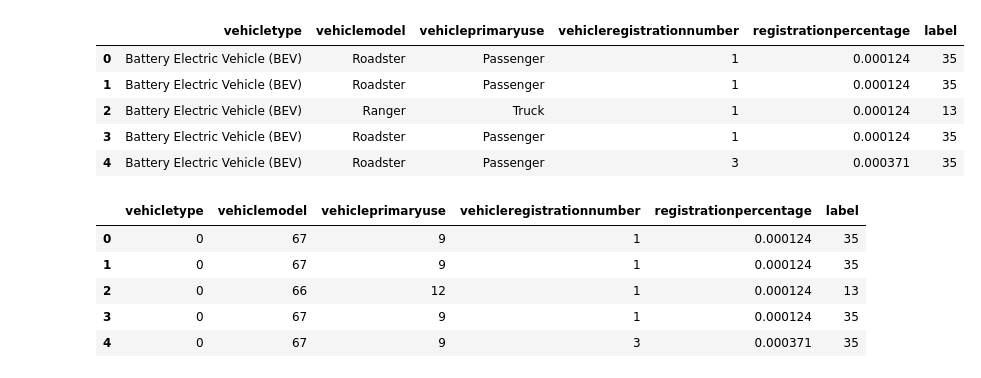
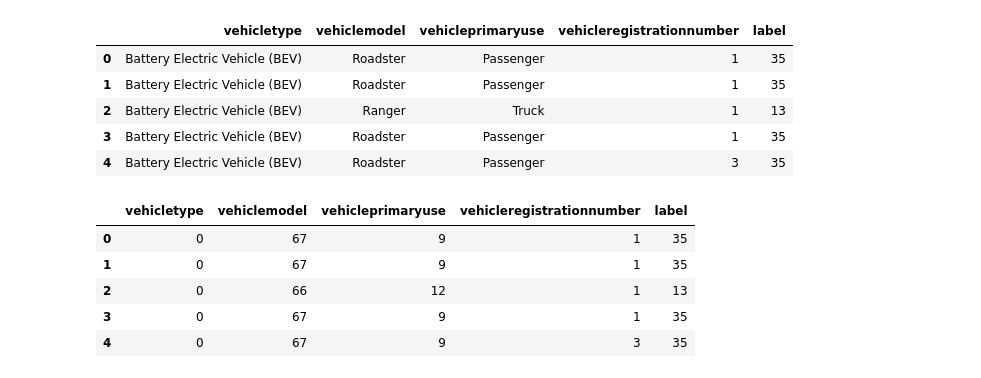
Before and after one commit to Erickype/BI-Electrict_Vehicle_Title_Resgistration_Activity, a Jupyter notebook: datasetProcessing/correlation/correlation.ipynb, the cells around one changed output. Cells and saved outputs as stored; diff of their text form; code cells hidden in the pictures.

```diff
--- a/datasetProcessing/correlation/correlation.ipynb
+++ b/datasetProcessing/correlation/correlation.ipynb
@@ -4,14 +4,15 @@ from sklearn.preprocessing import LabelEncoder
 # %%
 df = pd.read_csv("../balancedDataset.csv")
 df.drop("transactiondate", axis=1, inplace=True)
+df.drop("registrationpercentage", axis=1, inplace=True)
 df.head()
 # %% [output]
-|  | vehicletype | vehiclemodel | vehicleprimaryuse | vehicleregistrationnumber | registrationpercentage | label |
-| 0 | Battery Electric Vehicle (BEV) | Roadster | Passenger | 1 | 0.000124 | 35 |
-| 1 | Battery Electric Vehicle (BEV) | Roadster | Passenger | 1 | 0.000124 | 35 |
-| 2 | Battery Electric Vehicle (BEV) | Ranger | Truck | 1 | 0.000124 | 13 |
-| 3 | Battery Electric Vehicle (BEV) | Roadster | Passenger | 1 | 0.000124 | 35 |
-| 4 | Battery Electric Vehicle (BEV) | Roadster | Passenger | 3 | 0.000371 | 35 |
+|  | vehicletype | vehiclemodel | vehicleprimaryuse | vehicleregistrationnumber | label |
+| 0 | Battery Electric Vehicle (BEV) | Roadster | Passenger | 1 | 35 |
+| 1 | Battery Electric Vehicle (BEV) | Roadster | Passenger | 1 | 35 |
+| 2 | Battery Electric Vehicle (BEV) | Ranger | Truck | 1 | 13 |
+| 3 | Battery Electric Vehicle (BEV) | Roadster | Passenger | 1 | 35 |
+| 4 | Battery Electric Vehicle (BEV) | Roadster | Passenger | 3 | 35 |
 # %%
 columns_to_encode = ["vehicletype", "vehiclemodel", "vehicleprimaryuse"]
 
@@ -22,12 +23,12 @@ for column in columns_to_encode:
 
 df.head()
 # %% [output]
-|  | vehicletype | vehiclemodel | vehicleprimaryuse | vehicleregistrationnumber | registrationpercentage | label |
-| 0 | 0 | 67 | 9 | 1 | 0.000124 | 35 |
-| 1 | 0 | 67 | 9 | 1 | 0.000124 | 35 |
-| 2 | 0 | 66 | 12 | 1 | 0.000124 | 13 |
-| 3 | 0 | 67 | 9 | 1 | 0.000124 | 35 |
-| 4 | 0 | 67 | 9 | 3 | 0.000371 | 35 |
+|  | vehicletype | vehiclemodel | vehicleprimaryuse | vehicleregistrationnumber | label |
+| 0 | 0 | 67 | 9 | 1 | 35 |
+| 1 | 0 | 67 | 9 | 1 | 35 |
+| 2 | 0 | 66 | 12 | 1 | 13 |
+| 3 | 0 | 67 | 9 | 1 | 35 |
+| 4 | 0 | 67 | 9 | 3 | 35 |
 # %%
 pearson_corr = df.corr(method='pearson')
 pearson_corr
```
Also changed, not shown: parts of 3 cells of this notebook.
